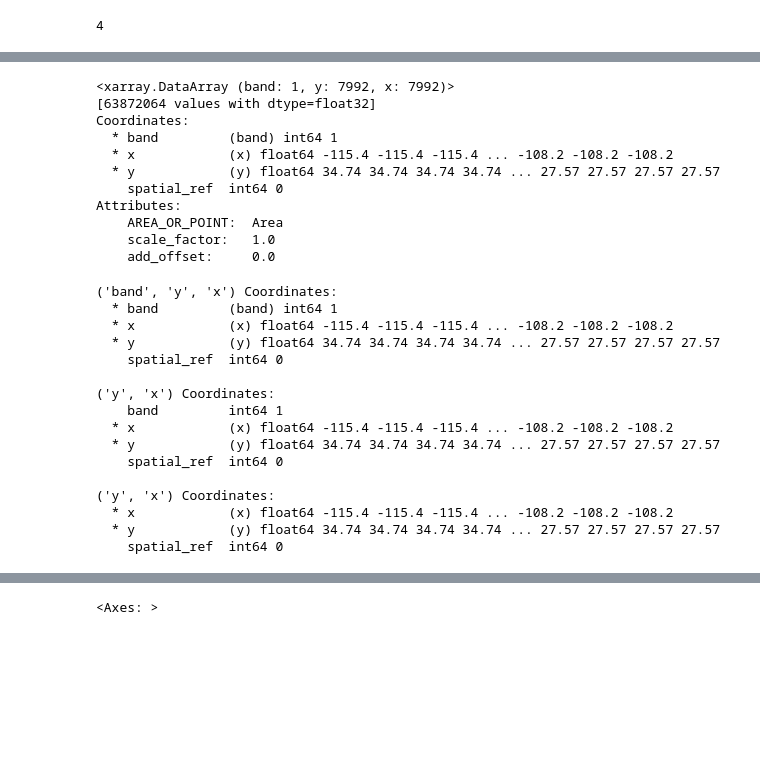
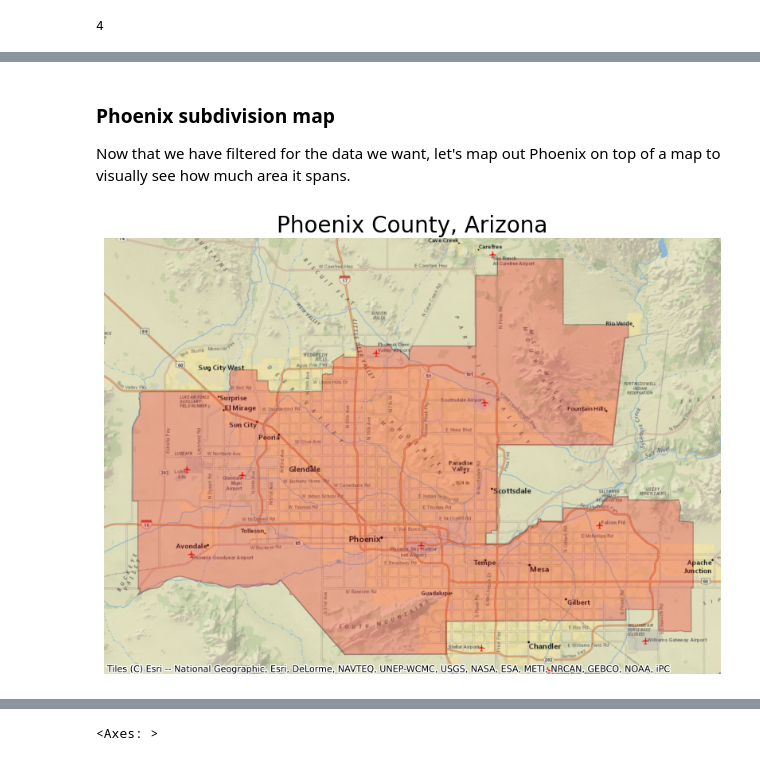
Before and after one commit to p-park6/biodiversity-index-phoenix, a Jupyter notebook: Pheonix_BII_change.ipynb, the cells around one changed output, grey strips where cells are left out. Drawn from its saved outputs; the diff is of its cells as text; code cells hidden in the pictures; blank space fills up the shorter version.

```diff
--- a/Pheonix_BII_change.ipynb
+++ b/Pheonix_BII_change.ipynb
@@ -72,41 +161,25 @@ phoenix_raster = rioxr.open_rasterio(item.assets['data'].href)
+# %% [markdown]
+### Phoenix subdivision map
+
+Now that we have filtered for the data we want, let's map out Phoenix on top of a map to visually see how much area it spans.
 # %%
-phoenix_raster
+#create a map with Phoenix outline on top
+# create axis with plot
+ax = (phoenix.to_crs(epsg=3857)
+      .plot(figsize=(10, 10),
+            alpha=0.25,
+            edgecolor="k",
+            color = "red")
+      )
+
+# add NatGeo basemap from contextily
+ctx.add_basemap(ax, source=ctx.providers.Esri.NatGeoWorldMap)
+
+# update axes
+ax.set_title("Phoenix County, Arizona", fontdict={"fontsize": "20"})
+ax.set_axis_off()
+
+#save map into image folder
+plt.savefig('images/phoenix_county.png', bbox_inches='tight',  dpi=100)
 # %% [output]
-<xarray.DataArray (band: 1, y: 7992, x: 7992)>
-[63872064 values with dtype=float32]
-Coordinates:
-  * band         (band) int64 1
-  * x            (x) float64 -115.4 -115.4 -115.4 ... -108.2 -108.2 -108.2
-  * y            (y) float64 34.74 34.74 34.74 34.74 ... 27.57 27.57 27.57 27.57
-    spatial_ref  int64 0
-Attributes:
-    AREA_OR_POINT:  Area
-    scale_factor:   1.0
-    add_offset:     0.0
+[figure, added]
-# %%
-print(phoenix_raster.dims, phoenix_raster.coords,'\n')
-
-# remove length 1 dimension (band)
-phoenix_raster = phoenix_raster.squeeze()
-print(phoenix_raster.dims, phoenix_raster.coords,'\n')
-
-# remove coordinates associated to band
-phoenix_raster = phoenix_raster.drop('band')
-print(phoenix_raster.dims, phoenix_raster.coords)
-# %% [output]
-('band', 'y', 'x') Coordinates:
-  * band         (band) int64 1
-  * x            (x) float64 -115.4 -115.4 -115.4 ... -108.2 -108.2 -108.2
-  * y            (y) float64 34.74 34.74 34.74 34.74 ... 27.57 27.57 27.57 27.57
-    spatial_ref  int64 0
-
-('y', 'x') Coordinates:
-    band         int64 1
-  * x            (x) float64 -115.4 -115.4 -115.4 ... -108.2 -108.2 -108.2
-  * y            (y) float64 34.74 34.74 34.74 34.74 ... 27.57 27.57 27.57 27.57
-    spatial_ref  int64 0
-
-('y', 'x') Coordinates:
-  * x            (x) float64 -115.4 -115.4 -115.4 ... -108.2 -108.2 -108.2
-  * y            (y) float64 34.74 34.74 34.74 34.74 ... 27.57 27.57 27.57 27.57
-    spatial_ref  int64 0
```
Also changed, not shown: parts of 33 cells of this notebook, 1 other file.
